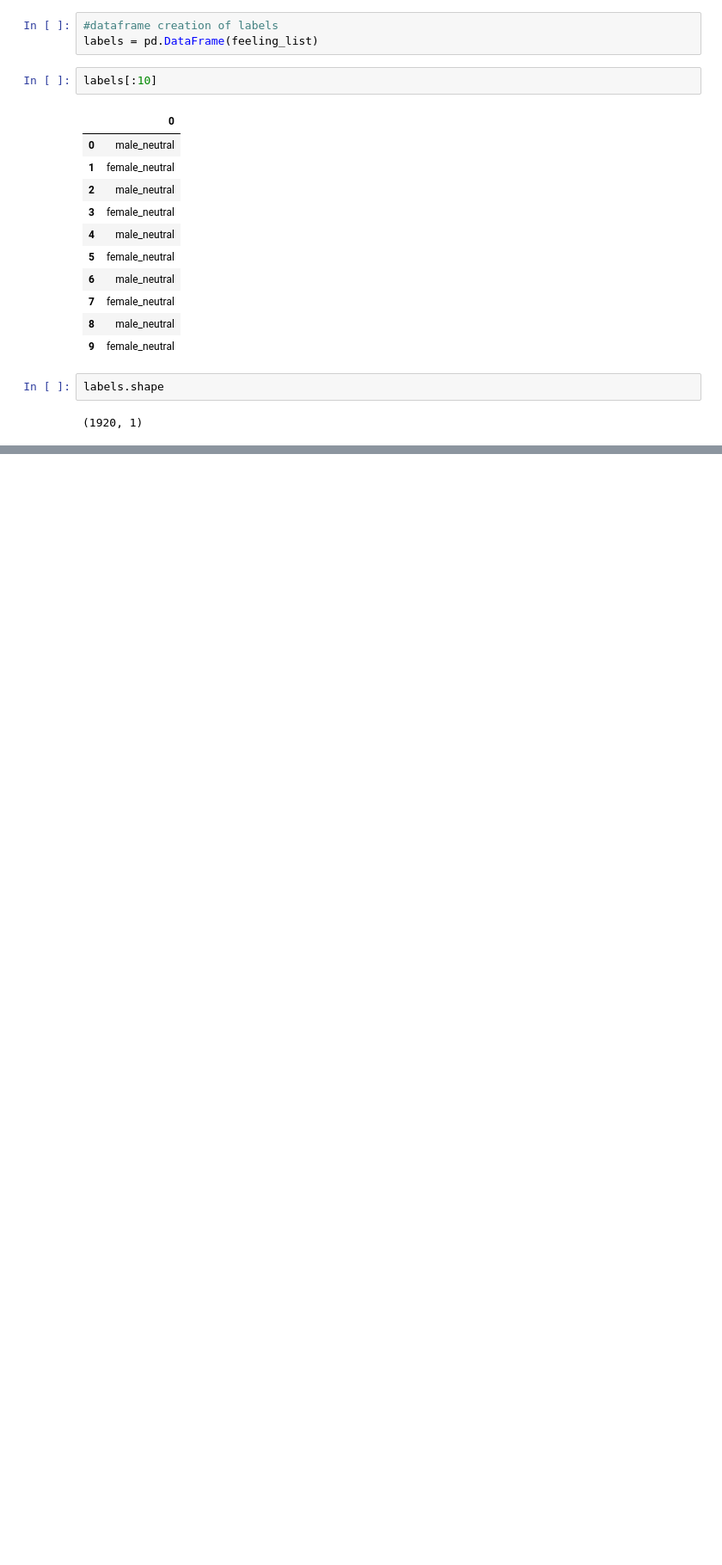
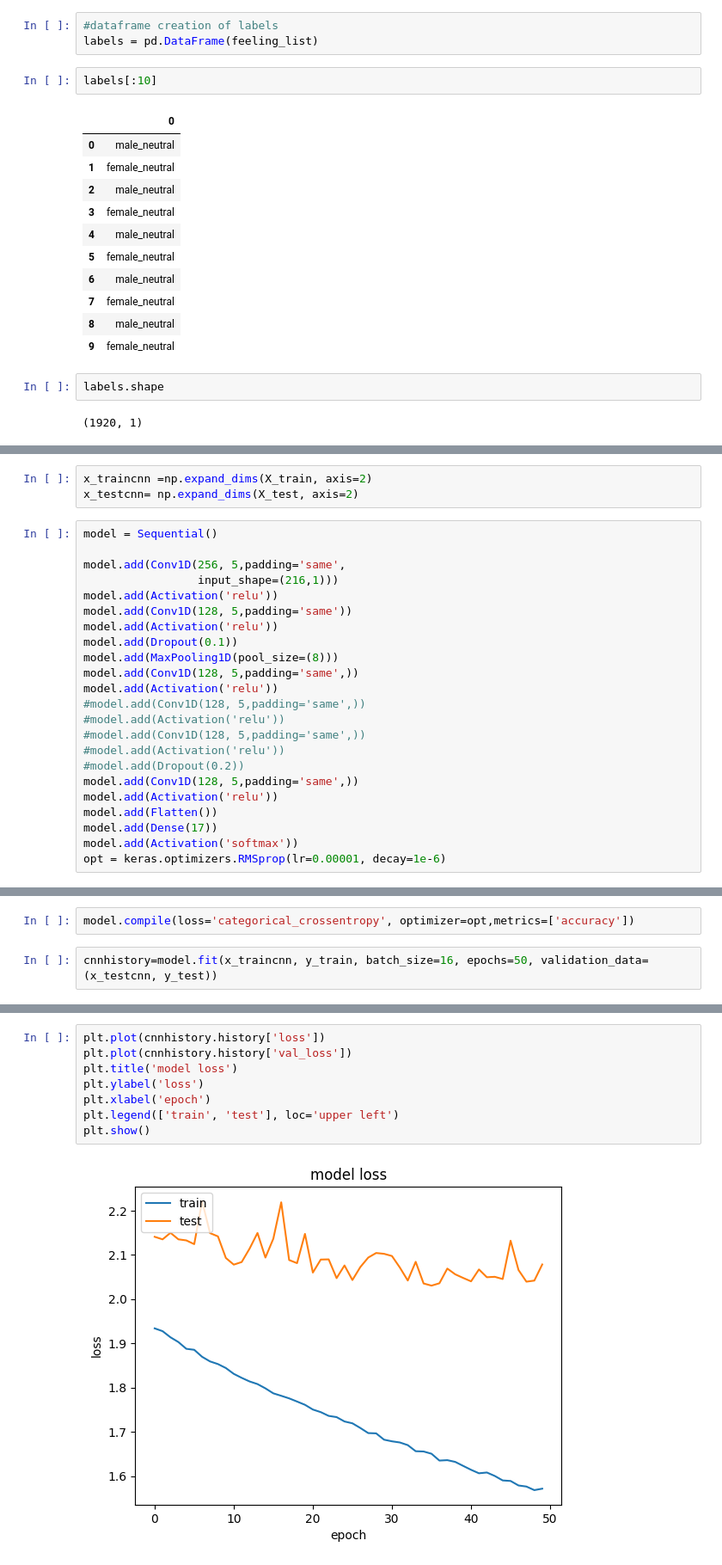
Before and after one commit to gautamgupta1322/Emotion-Detection-and-Analysis-through-Audio, a Jupyter notebook: draft_1.ipynb, the cells around one changed output, grey strips where cells are left out. Shown at 86% size. Cells and saved outputs as stored; diff of their text form; blank space fills up the shorter version.

Commit message:
model test-1

```diff
--- a/draft_1.ipynb
+++ b/draft_1.ipynb
@@ -213,0 +429,26 @@ labels.shape
+# %%
+x_traincnn =np.expand_dims(X_train, axis=2)
+x_testcnn= np.expand_dims(X_test, axis=2)
+# %%
+model = Sequential()
+
+model.add(Conv1D(256, 5,padding='same',
+                 input_shape=(216,1)))
+model.add(Activation('relu'))
+model.add(Conv1D(128, 5,padding='same'))
+model.add(Activation('relu'))
+model.add(Dropout(0.1))
+model.add(MaxPooling1D(pool_size=(8)))
+model.add(Conv1D(128, 5,padding='same',))
+model.add(Activation('relu'))
+#model.add(Conv1D(128, 5,padding='same',))
+#model.add(Activation('relu'))
+#model.add(Conv1D(128, 5,padding='same',))
+#model.add(Activation('relu'))
+#model.add(Dropout(0.2))
+model.add(Conv1D(128, 5,padding='same',))
+model.add(Activation('relu'))
+model.add(Flatten())
+model.add(Dense(17))
+model.add(Activation('softmax'))
+opt = keras.optimizers.RMSprop(lr=0.00001, decay=1e-6)
@@ -213,0 +475,4 @@ labels.shape
+# %%
+model.compile(loss='categorical_crossentropy', optimizer=opt,metrics=['accuracy'])
+# %%
+cnnhistory=model.fit(x_traincnn, y_train, batch_size=16, epochs=50, validation_data=(x_testcnn, y_test))
@@ -213,0 +497,10 @@ labels.shape
+# %%
+plt.plot(cnnhistory.history['loss'])
+plt.plot(cnnhistory.history['val_loss'])
+plt.title('model loss')
+plt.ylabel('loss')
+plt.xlabel('epoch')
+plt.legend(['train', 'test'], loc='upper left')
+plt.show()
+# %% [output]
+[figure, added]
```
Also changed, not shown: parts of 57 cells of this notebook, 5 other files.
